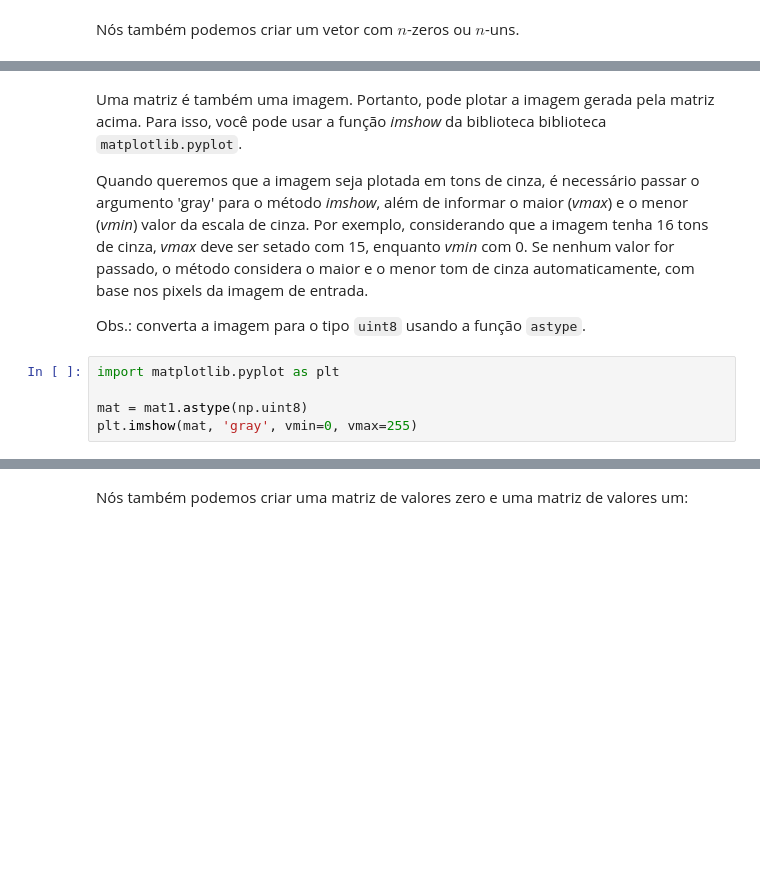
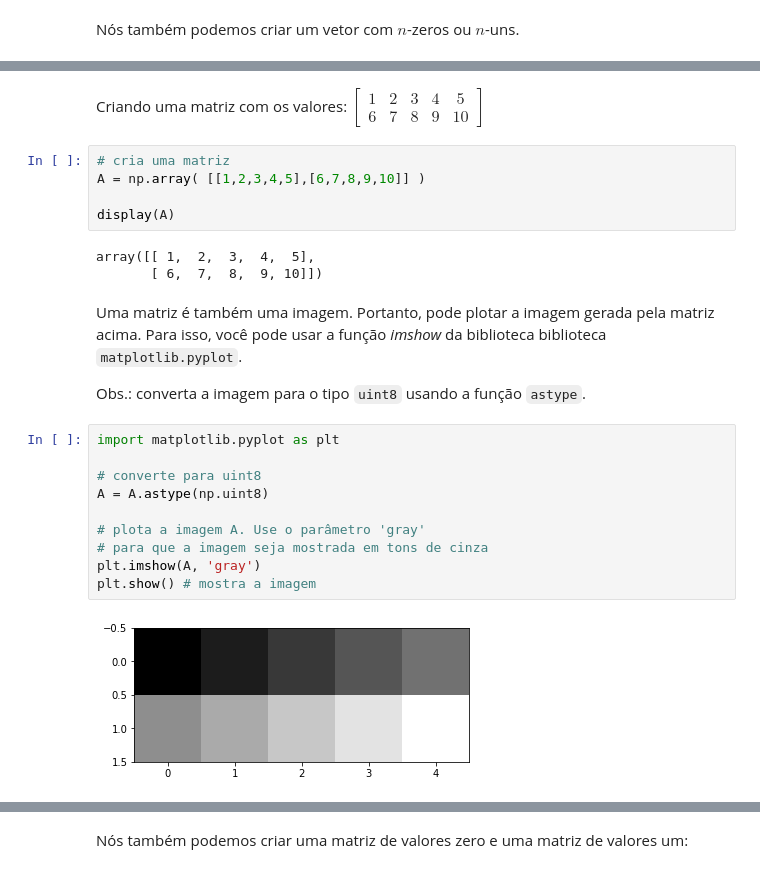
Before and after one commit to Nathan-Rgs/image-processing, a Jupyter notebook: exPDI01_introducao_python.ipynb, the cells around one changed output, grey strips where cells are left out. Drawn from its saved outputs; the diff is of its cells as text; blank space fills up the shorter version.

````diff
--- a/exPDI01_introducao_python.ipynb
+++ b/exPDI01_introducao_python.ipynb
@@ -92,11 +99,30 @@ mat1 = np.array([np.zeros(5), [0, 250, 0, 255, 0],  np.zeros(5),  [0, 255, 240,
+# %% [markdown]
+Criando uma matriz com os valores: $
+  \begin{bmatrix}
+    1 & 2 & 3 & 4 & 5 \\
+    6 & 7 & 8 & 9 & 10
+  \end{bmatrix}$
+# %%
+# cria uma matriz
+A = np.array( [[1,2,3,4,5],[6,7,8,9,10]] )
+
+display(A)
+# %% [output]
+array([[ 1,  2,  3,  4,  5],
+       [ 6,  7,  8,  9, 10]])
 # %% [markdown]
 Uma matriz é também uma imagem. Portanto, pode plotar a imagem gerada pela matriz acima. Para isso, você pode usar a função *imshow* da biblioteca biblioteca ```matplotlib.pyplot```.
 
-Quando queremos que a imagem seja plotada em tons de cinza, é necessário passar o argumento 'gray' para o método *imshow*, além de informar o maior (*vmax*) e o menor (*vmin*) valor da escala de cinza. Por exemplo, considerando que a imagem tenha 16 tons de cinza, *vmax* deve ser setado com 15, enquanto *vmin* com 0. Se nenhum valor for passado, o método considera o maior e o menor tom de cinza automaticamente, com base nos pixels da imagem de entrada.
-
 Obs.: converta a imagem para o tipo ```uint8``` usando a função ```astype```.
-# %%
-import matplotlib.pyplot as plt
-
-mat = mat1.astype(np.uint8)
-plt.imshow(mat, 'gray', vmin=0, vmax=255)
+# %%
+import matplotlib.pyplot as plt
+
+# converte para uint8
+A = A.astype(np.uint8)
+
+# plota a imagem A. Use o parâmetro 'gray'
+# para que a imagem seja mostrada em tons de cinza
+plt.imshow(A, 'gray')
+plt.show() # mostra a imagem
+# %% [output]
+[figure, added]
````
Also changed, not shown: parts of 58 cells of this notebook.
